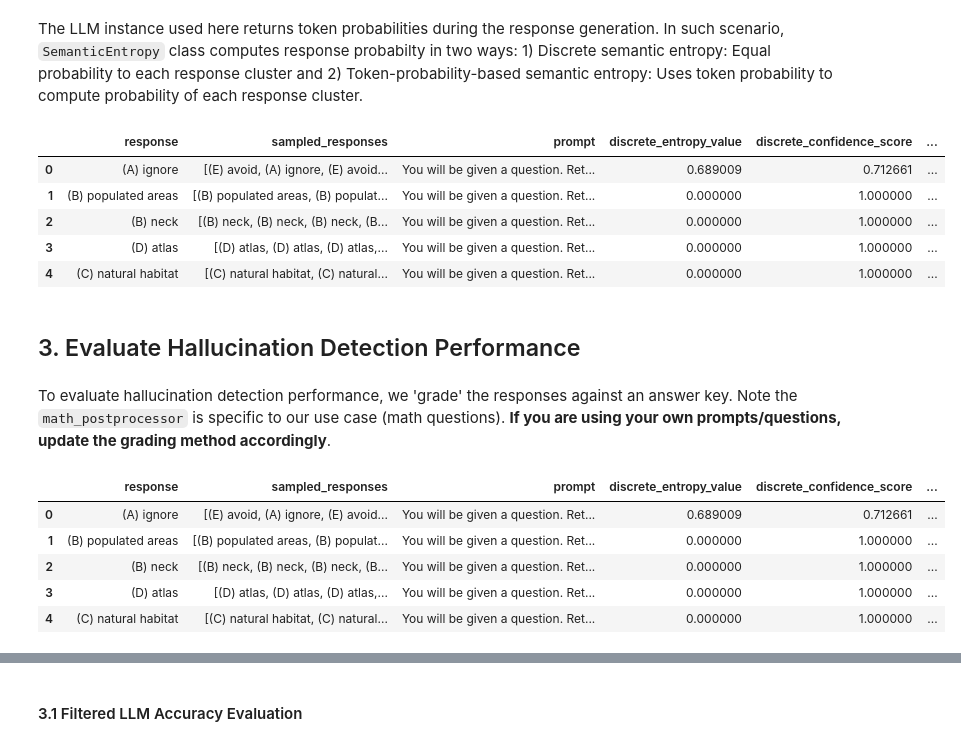
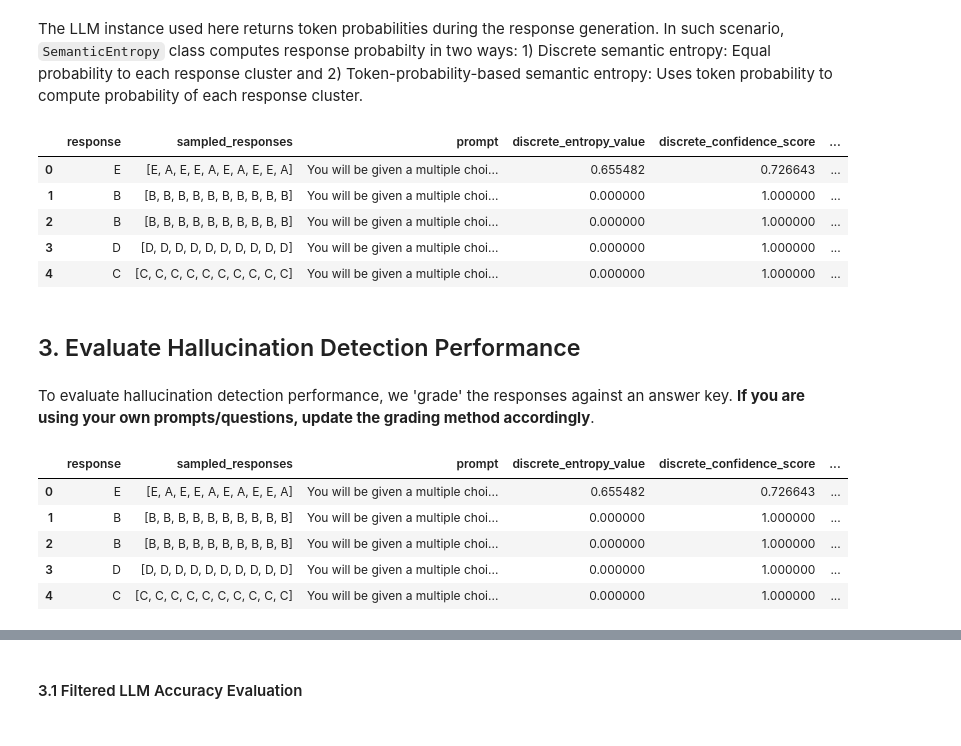
Before and after one commit to nagyist/uqlm, a Jupyter notebook: examples/semantic_entropy_demo.ipynb, the cells around one changed output, grey strips where cells are left out. Drawn from its saved outputs; the diff is of its cells as text; code cells hidden in the pictures.

```diff
--- a/examples/semantic_entropy_demo.ipynb
+++ b/examples/semantic_entropy_demo.ipynb
@@ -80,8 +80,8 @@ Dataset ready!
 | 4 | Q: The fox walked from the city i... | C |
 # %%
 # Define prompts
-INSTRUCTION = "You will be given a question. Return only the answer as concisely as possible without providing an explanation.\n"
-prompts = [INSTRUCTION + prompt for prompt in csqa.question]
+MCQ_INSTRUCTION = "You will be given a multiple choice question. Return only the letter of the response with no additional text or explanation.\n"
+prompts = [MCQ_INSTRUCTION + prompt for prompt in csqa.question]
 # %% [markdown]
 In this example, we use `AzureChatOpenAI` to instantiate our LLM, but any [LangChain Chat Model](https://js.langchain.com/docs/integrations/chat/) may be used. Be sure to **replace with your LLM of choice.**
 # %%
@@ -292,40 +292,34 @@ result_df = results.to_df()
 result_df.head(5)
 # %% [output]
 |  | response | sampled_responses | prompt | discrete_entropy_value | discrete_confidence_score | ... |
-| 0 | (A) ignore | [(E) avoid, (A) ignore, (E) avoid... | You will be given a question. Ret... | 0.689009 | 0.712661 | ... |
-| 1 | (B) populated areas | [(B) populated areas, (B) populat... | You will be given a question. Ret... | 0.000000 | 1.000000 | ... |
-| 2 | (B) neck | [(B) neck, (B) neck, (B) neck, (B... | You will be given a question. Ret... | 0.000000 | 1.000000 | ... |
-| 3 | (D) atlas | [(D) atlas, (D) atlas, (D) atlas,... | You will be given a question. Ret... | 0.000000 | 1.000000 | ... |
-| 4 | (C) natural habitat | [(C) natural habitat, (C) natural... | You will be given a question. Ret... | 0.000000 | 1.000000 | ... |
+| 0 | E | [E, A, E, E, A, E, A, E, E, A] | You will be given a multiple choi... | 0.655482 | 0.726643 | ... |
+| 1 | B | [B, B, B, B, B, B, B, B, B, B] | You will be given a multiple choi... | 0.000000 | 1.000000 | ... |
+| 2 | B | [B, B, B, B, B, B, B, B, B, B] | You will be given a multiple choi... | 0.000000 | 1.000000 | ... |
+| 3 | D | [D, D, D, D, D, D, D, D, D, D] | You will be given a multiple choi... | 0.000000 | 1.000000 | ... |
+| 4 | C | [C, C, C, C, C, C, C, C, C, C] | You will be given a multiple choi... | 0.000000 | 1.000000 | ... |
 # %% [markdown]
 <a id='section3'></a>
 ## 3. Evaluate Hallucination Detection Performance
 # %% [markdown]
-To evaluate hallucination detection performance, we 'grade' the responses against an answer key. Note the `math_postprocessor` is specific to our use case (math questions). **If you are using your own prompts/questions, update the grading method accordingly**.
+To evaluate hallucination detection performance, we 'grade' the responses against an answer key. **If you are using your own prompts/questions, update the grading method accordingly**.
 # %%
 # Populate correct answers and grade responses
-def short_answer_grader(response: str, possible_answers) -> bool:
-    """Check entailment of possible answers in a response"""
-    # convert string to list if needed
-    if isinstance(possible_answers, str):
-        possible_answers = [possible_answers]
-    #  iterate over the list items
-    for s in possible_answers:
-        if s.lower() in response.lower():
-            return True
-    return False
+result_df["answer"] = csqa.answer
 
 
-result_df["answer"] = csqa.answer
-result_df["response_correct"] = [short_answer_grader(r, a) for r, a in zip(result_df["response"], csqa["answer"])]
-result_df.head(5)
+def check_letter_match(response: str, answer: str):
+    return response.strip().lower()[0] == answer[0].lower()
+
+
+result_df["response_correct"] = [check_letter_match(r, a) for r, a in zip(result_df["response"], csqa["answer"])]
+result_df.head()
 # %% [output]
 |  | response | sampled_responses | prompt | discrete_entropy_value | discrete_confidence_score | ... |
-| 0 | (A) ignore | [(E) avoid, (A) ignore, (E) avoid... | You will be given a question. Ret... | 0.689009 | 0.712661 | ... |
-| 1 | (B) populated areas | [(B) populated areas, (B) populat... | You will be given a question. Ret... | 0.000000 | 1.000000 | ... |
-| 2 | (B) neck | [(B) neck, (B) neck, (B) neck, (B... | You will be given a question. Ret... | 0.000000 | 1.000000 | ... |
-| 3 | (D) atlas | [(D) atlas, (D) atlas, (D) atlas,... | You will be given a question. Ret... | 0.000000 | 1.000000 | ... |
-| 4 | (C) natural habitat | [(C) natural habitat, (C) natural... | You will be given a question. Ret... | 0.000000 | 1.000000 | ... |
+| 0 | E | [E, A, E, E, A, E, A, E, E, A] | You will be given a multiple choi... | 0.655482 | 0.726643 | ... |
+| 1 | B | [B, B, B, B, B, B, B, B, B, B] | You will be given a multiple choi... | 0.000000 | 1.000000 | ... |
+| 2 | B | [B, B, B, B, B, B, B, B, B, B] | You will be given a multiple choi... | 0.000000 | 1.000000 | ... |
+| 3 | D | [D, D, D, D, D, D, D, D, D, D] | You will be given a multiple choi... | 0.000000 | 1.000000 | ... |
+| 4 | C | [C, C, C, C, C, C, C, C, C, C] | You will be given a multiple choi... | 0.000000 | 1.000000 | ... |
 # %%
 print(f"""Baseline LLM accuracy: {np.mean(result_df["response_correct"])}""")
 # %% [output]
```
Also changed, not shown: parts of 7 cells of this notebook, 5 other files.
